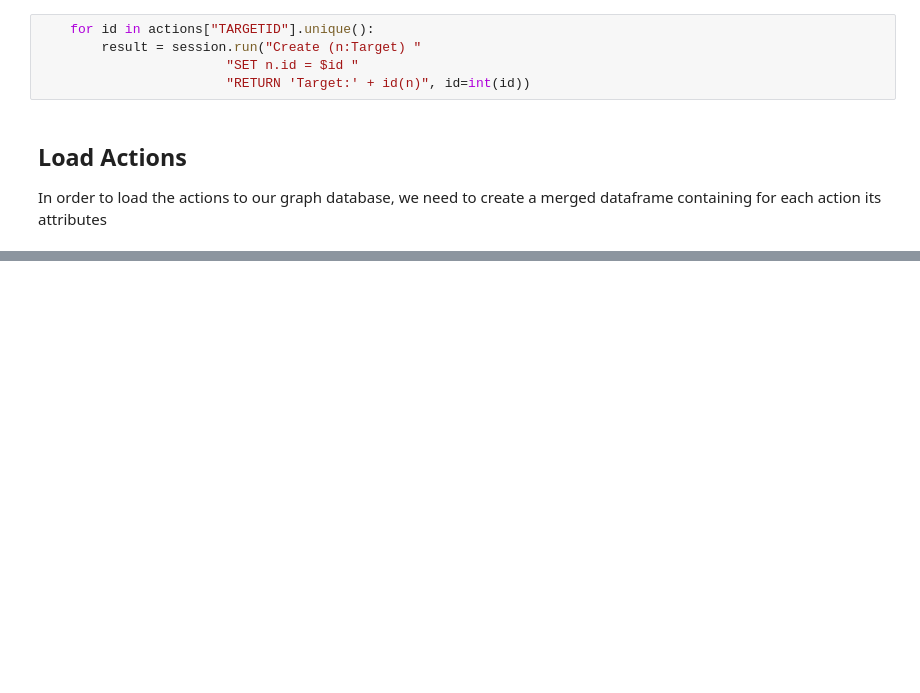
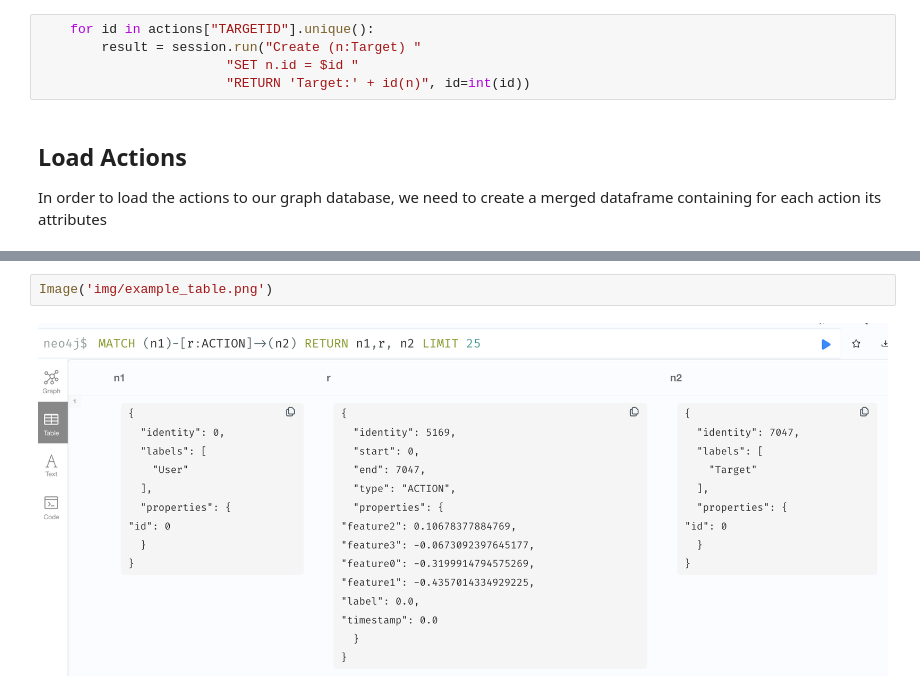
Before and after one commit to gdrosos/Big-Data-Management-Systems-Assignments, a Jupyter notebook: neo4j/neo4j-assignment.ipynb, the cells around one changed output, grey strips where cells are left out. Cells and saved outputs as stored; diff of their text form; blank space fills up the shorter version.

```diff
--- a/neo4j/neo4j-assignment.ipynb
+++ b/neo4j/neo4j-assignment.ipynb
@@ -121,0 +90,4 @@ with driver.session() as session:
+# %%
+Image('img/example_table.png')
+# %% [output]
+[figure, added]
```
Also changed, not shown: parts of 5 cells of this notebook, 2 other files.
